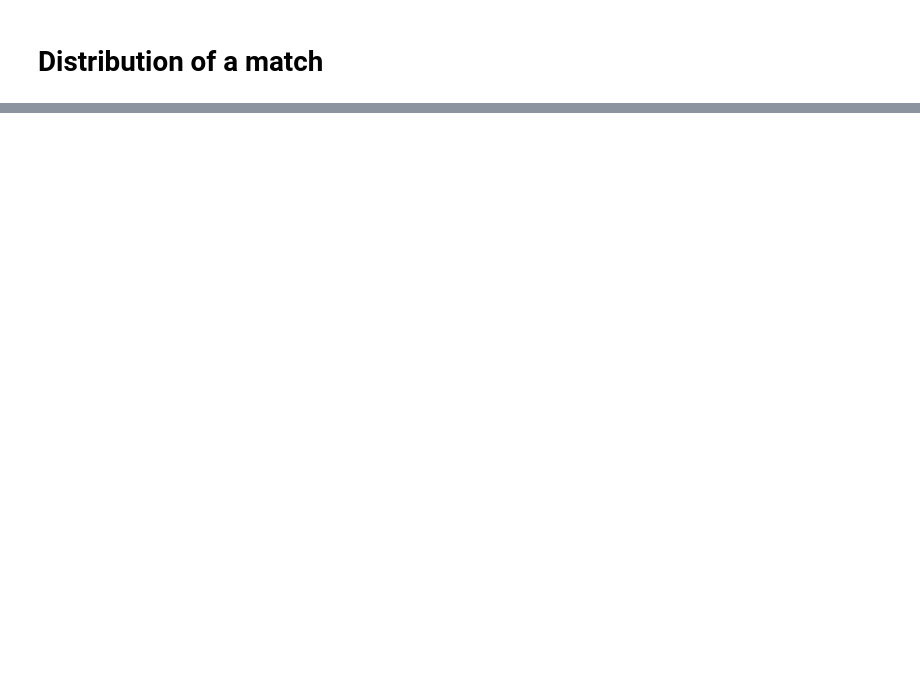
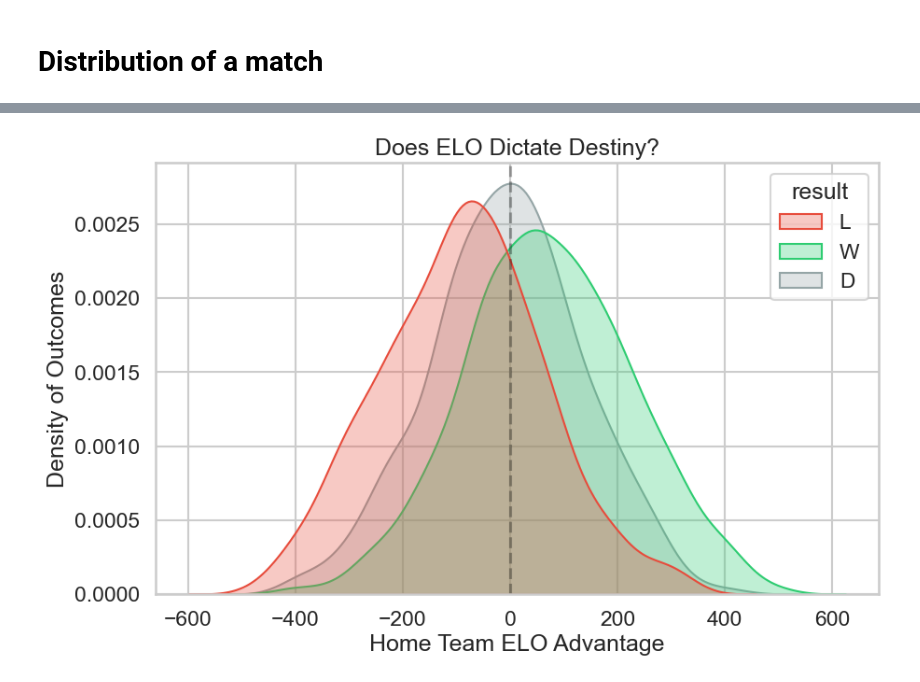
Before and after one commit to hungtrab/DS20251_EPL_InGamePrediction, a Jupyter notebook: code/eda.ipynb, the cells around one changed output, grey strips where cells are left out. Saved outputs shown, nothing was run; the diff lists cells and outputs as text; code cells hidden in the pictures; blank space fills up the shorter version.

```diff
--- a/code/eda.ipynb
+++ b/code/eda.ipynb
@@ -392,0 +397,38 @@ plt.show()
+# %%
+import pandas as pd
+import matplotlib.pyplot as plt
+import seaborn as sns
+import numpy as np
+
+# Load the dataset
+df = data
+
+# 1. Data Prep & "Story" Setup
+# Identify match boundaries (minute resets to 0)
+df['match_id'] = (df['minute'] == 0).cumsum()
+
+# Create a numeric result column for correlation analysis
+df['result_numeric'] = df['result'].map({'W': 1, 'D': 0, 'L': -1})
+
+# Calculate ELO difference (Home - Away)
+df['elo_diff'] = df['ht_elo'] - df['at_elo']
+
+# Get the final state of each match (the last row per match_id)
+match_finals = df.groupby('match_id').last().reset_index()
+
+# Set plot style
+sns.set_theme(style="whitegrid", context="talk")
+
+# --- Visual 1: The "Davids vs Goliaths" (ELO Impact) ---
+plt.figure(figsize=(10, 6))
+# Plotting the distribution of ELO differences for each result
+sns.kdeplot(data=match_finals, x='elo_diff', hue='result',
+            palette={'W': '#2ecc71', 'D': '#95a5a6', 'L': '#e74c3c'},
+            fill=True, alpha=0.3, common_norm=False)
+plt.title('Does ELO Dictate Destiny?')
+plt.xlabel('Home Team ELO Advantage')
+plt.ylabel('Density of Outcomes')
+plt.axvline(0, color='black', linestyle='--', alpha=0.3)
+plt.savefig('elo_story.png')
+# %% [output]
+[figure, added]
```
Also changed, not shown: parts of 34 cells of this notebook.
